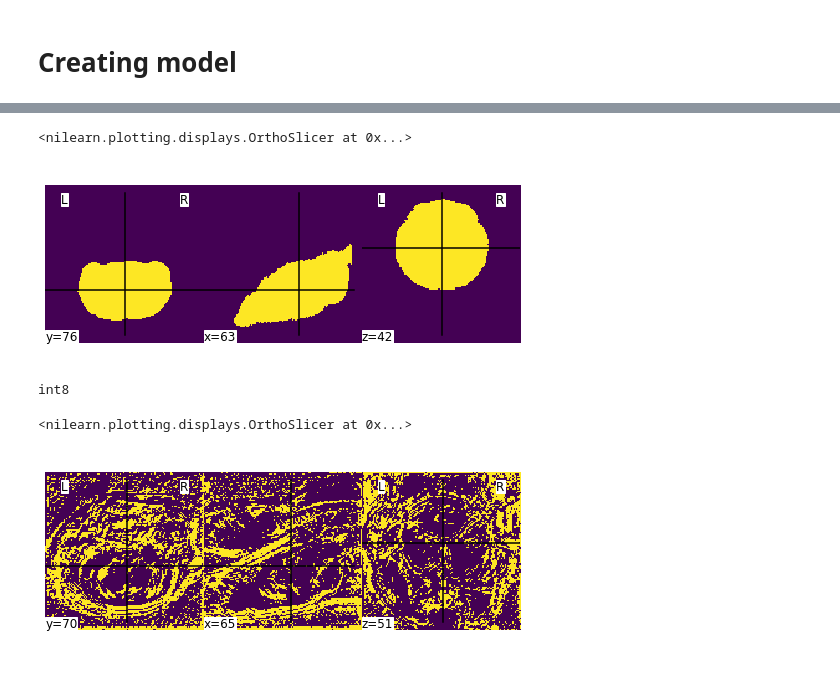
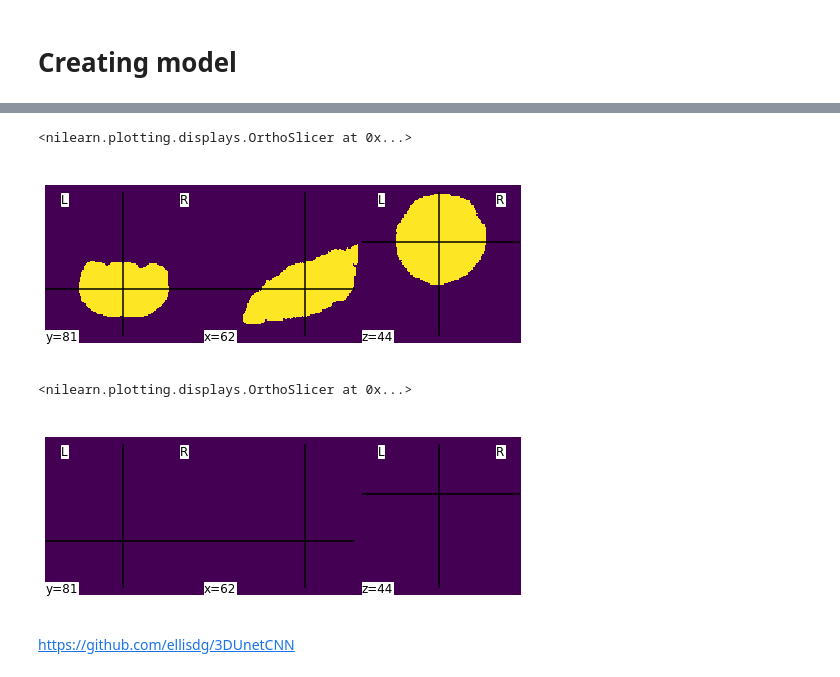
Before and after one commit to BaptisteRoseau/MouseBrainDetection, a Jupyter notebook: Training.ipynb, the cells around one changed output, grey strips where cells are left out. Cells and saved outputs as stored; diff of their text form; code cells hidden in the pictures.

Commit message:
Trained model

```diff
--- a/Training.ipynb
+++ b/Training.ipynb
@@ -6,8 +6,8 @@ from nibabel.testing import data_path
 import nibabel as nib
 # %%
 # Global variables
-ROOT_DIR = "/net/i/broseau/Travail/3A/FouilleExtrcVisu/2019_ENSEIRB_Skull/"
-DATA_DIR = '/tmp/broseau_data/nifti/'
+ROOT_DIR = "/home/broseau/Travail/3A/MouseBrainDetection"
+DATA_DIR = '/home/broseau/Travail/3A/MouseBrainDetection/nifti/'
 TRAIN_DATA_PROPORTION = 0.8 # Proportion of data used for training
 # %% [markdown]
 ## Initializing dataset
@@ -214,7 +214,7 @@ def unet3D(pretrained_weights = None, input_size = (128,128,128,1)):
 
     model = Model(inputs, conv10)
 
-    model.compile(optimizer = Adam(lr = 1e-4), loss = 'binary_crossentropy', metrics = ['binary_accuracy'])
+    model.compile(optimizer = Adam(lr = 1e-4), loss = 'mean_squared_error', metrics = ['accuracy'])
     #TODO: custom accuracy ou une accuracy plus adaptée
 
     if(pretrained_weights):
@@ -243,8 +243,8 @@ Trainable params: 350,885
 Non-trainable params: 0
 __________________________________________________________________________________________________
 # %%
-NB_EPOCHS = 1
-BATCH_SIZE = 1
+NB_EPOCHS = 50
+BATCH_SIZE = 3
 # %%
 # Training Model on GPU if available\n",
 print("Num GPUs Available: ", len(tf.config.experimental.list_physical_devices('GPU')))
@@ -280,23 +298,21 @@ def saveMask(data, path, header=None):
     nib.save(img, path)
 # %%
 saveMask(dataset_labels[-1], "ground_truth.nii")
-nplt.plot_img("ground_truth.nii")
+nplt.plot_img("ground_truth.nii", cut_coords=[62, 81, 44])
 # %% [output]
 <nilearn.plotting.displays.OrthoSlicer at 0x...>
-[figure, old version]
+[figure, new version]
 # %%
 predictions = generateMask(model.predict(X_test))
 predictions = predictions.reshape((predictions.shape[0], 128,128,128))
-# %% [output]
-int8
 # %%
 saveMask(predictions[0], "prediction.nii")
-
-import nilearn.plotting as nplt
-nplt.plot_img("prediction.nii")
+nplt.plot_img("prediction.nii", cut_coords=[62, 81, 44])
 # %% [output]
 <nilearn.plotting.displays.OrthoSlicer at 0x...>
-[figure, old version]
+[figure, new version]
+# %% [markdown]
+https://github.com/ellisdg/3DUnetCNN
 # %% [markdown]
 # Soutenance:
 
```
Also changed, not shown: parts of 5 cells of this notebook.
